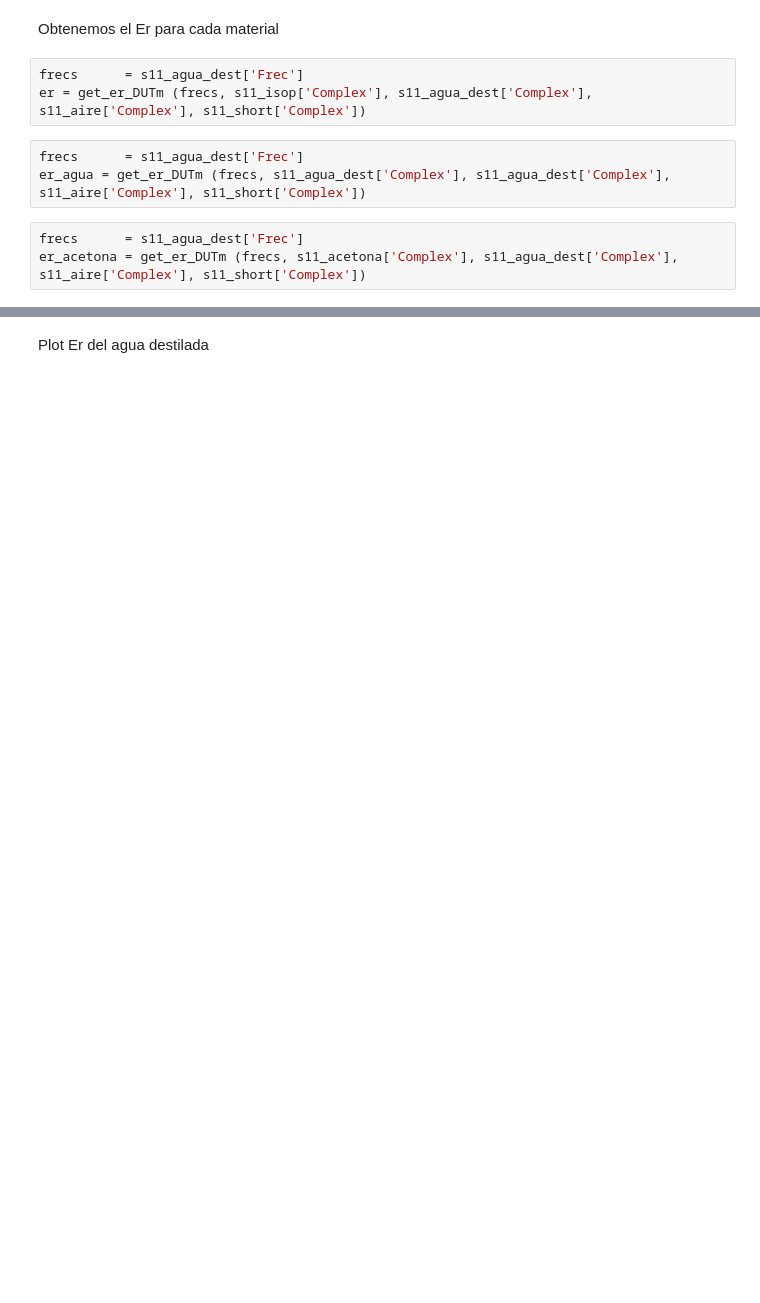
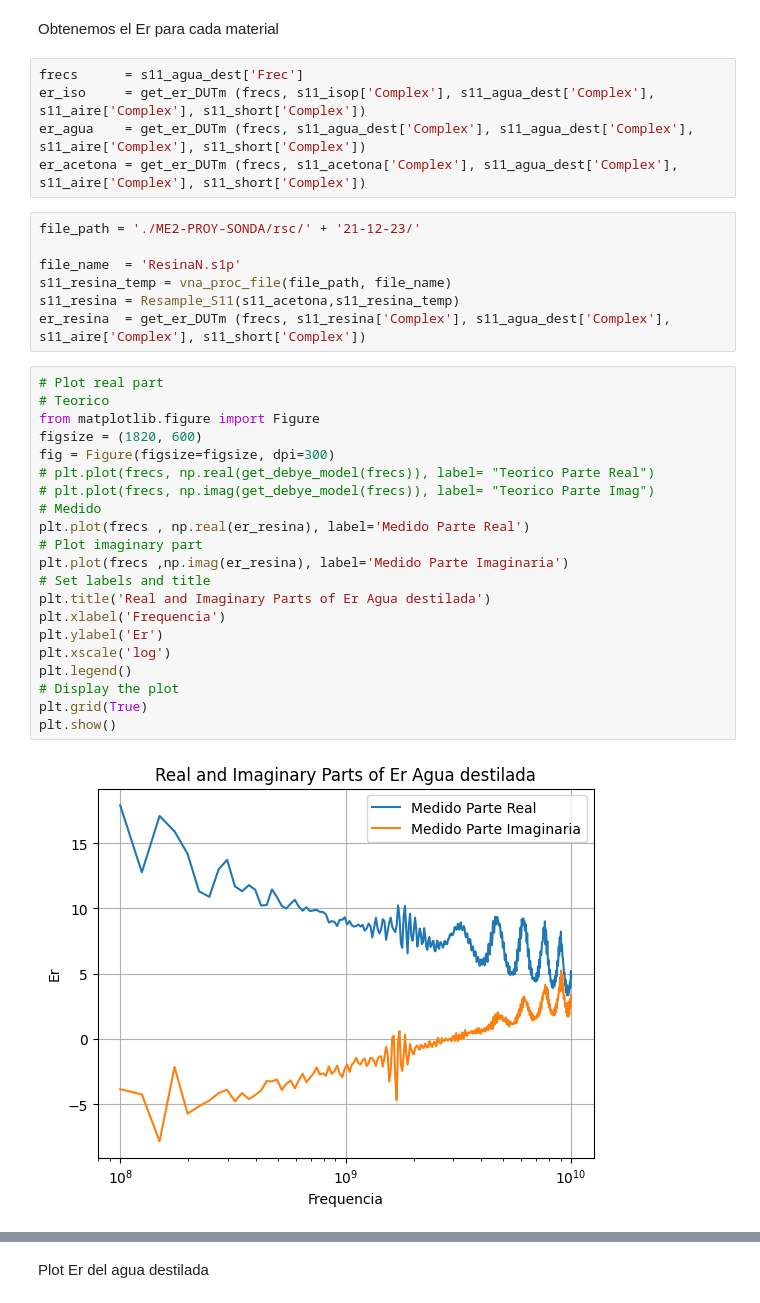
Before and after one commit to tinchodeluca/ME2-PROY-SONDA, a Jupyter notebook: 05-Software/ME2_PROYECTO_2023.ipynb, the cells around one changed output, grey strips where cells are left out. Drawn from its saved outputs; the diff is of its cells as text; blank space fills up the shorter version.

```diff
--- a/05-Software/ME2_PROYECTO_2023.ipynb
+++ b/05-Software/ME2_PROYECTO_2023.ipynb
@@ -218,10 +247,36 @@ s11_acetona   = vna_proc_file(file_path, file_name)
 Obtenemos el Er para cada material
 # %%
 frecs      = s11_agua_dest['Frec']
-er = get_er_DUTm (frecs, s11_isop['Complex'], s11_agua_dest['Complex'], s11_aire['Complex'], s11_short['Complex'])
+er_iso     = get_er_DUTm (frecs, s11_isop['Complex'], s11_agua_dest['Complex'], s11_aire['Complex'], s11_short['Complex'])
+er_agua    = get_er_DUTm (frecs, s11_agua_dest['Complex'], s11_agua_dest['Complex'], s11_aire['Complex'], s11_short['Complex'])
+er_acetona = get_er_DUTm (frecs, s11_acetona['Complex'], s11_agua_dest['Complex'], s11_aire['Complex'], s11_short['Complex'])
-# %%
-frecs      = s11_agua_dest['Frec']
-er_agua = get_er_DUTm (frecs, s11_agua_dest['Complex'], s11_agua_dest['Complex'], s11_aire['Complex'], s11_short['Complex'])
-# %%
-frecs      = s11_agua_dest['Frec']
-er_acetona = get_er_DUTm (frecs, s11_acetona['Complex'], s11_agua_dest['Complex'], s11_aire['Complex'], s11_short['Complex'])
+# %%
+file_path = './ME2-PROY-SONDA/rsc/' + '21-12-23/'
+
+file_name  = 'ResinaN.s1p'
+s11_resina_temp = vna_proc_file(file_path, file_name)
+s11_resina = Resample_S11(s11_acetona,s11_resina_temp)
+er_resina  = get_er_DUTm (frecs, s11_resina['Complex'], s11_agua_dest['Complex'], s11_aire['Complex'], s11_short['Complex'])
+# %%
+# Plot real part
+# Teorico
+from matplotlib.figure import Figure
+figsize = (1820, 600)
+fig = Figure(figsize=figsize, dpi=300)
+# plt.plot(frecs, np.real(get_debye_model(frecs)), label= "Teorico Parte Real")
+# plt.plot(frecs, np.imag(get_debye_model(frecs)), label= "Teorico Parte Imag")
+# Medido
+plt.plot(frecs , np.real(er_resina), label='Medido Parte Real')
+# Plot imaginary part
+plt.plot(frecs ,np.imag(er_resina), label='Medido Parte Imaginaria')
+# Set labels and title
+plt.title('Real and Imaginary Parts of Er Agua destilada')
+plt.xlabel('Frequencia')
+plt.ylabel('Er')
+plt.xscale('log')
+plt.legend()
+# Display the plot
+plt.grid(True)
+plt.show()
+# %% [output]
+[figure, added]
```
Also changed, not shown: parts of 17 cells of this notebook, 15 other files.
